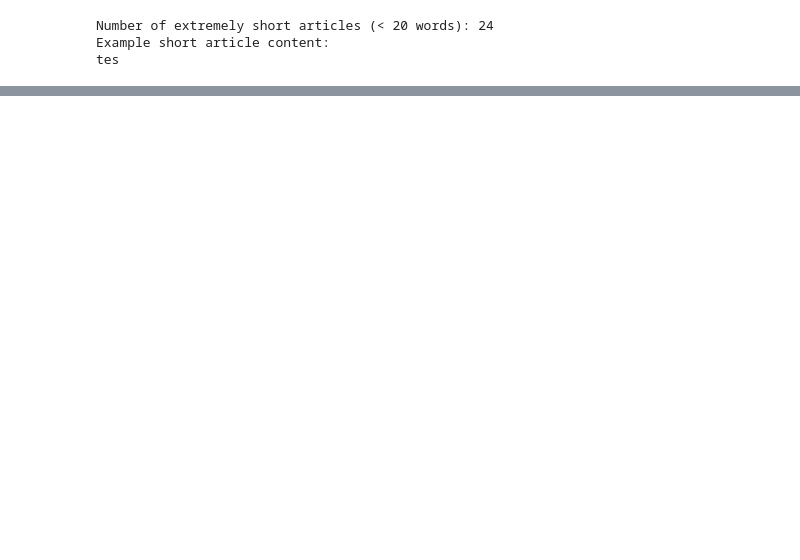
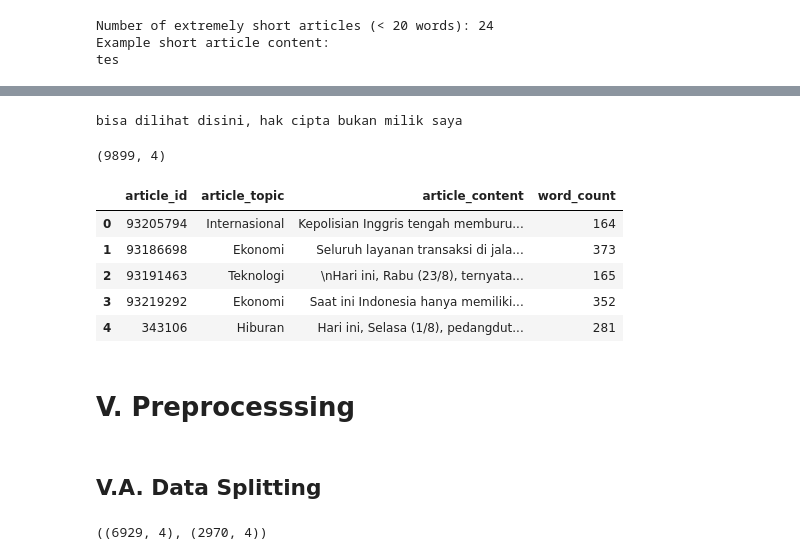
Before and after one commit to hardefarogonondo/Kumparan-topic-extractor-engine, a Jupyter notebook: notebooks/1_exploratory_data_analysis_and_preprocessing/exploratory_data_analysis_and_preprocessing.ipynb, the cells around one changed output, grey strips where cells are left out. Cells and saved outputs as stored; diff of their text form; code cells hidden in the pictures; blank space fills up the shorter version.

```diff
--- a/notebooks/1_exploratory_data_analysis_and_preprocessing/exploratory_data_analysis_and_preprocessing.ipynb
+++ b/notebooks/1_exploratory_data_analysis_and_preprocessing/exploratory_data_analysis_and_preprocessing.ipynb
@@ -306,0 +273,22 @@ y_test.value_counts()
+# %%
+print(short_articles["article_content"].iloc[1])
+# %% [output]
+bisa dilihat disini, hak cipta bukan milik saya
+# %%
+df_final = df_clean[df_clean["word_count"] >= 20].copy()
+df_final.shape
+# %% [output]
+(9899, 4)
+# %%
+df_final.head()
+# %% [output]
+|  | article_id | article_topic | article_content | word_count |
+| 0 | 93205794 | Internasional | Kepolisian Inggris tengah memburu... | 164 |
+| 1 | 93186698 | Ekonomi | Seluruh layanan transaksi di jala... | 373 |
+| 2 | 93191463 | Teknologi | \nHari ini, Rabu (23/8), ternyata... | 165 |
+| 3 | 93219292 | Ekonomi | Saat ini Indonesia hanya memiliki... | 352 |
+| 4 | 343106 | Hiburan | Hari ini, Selasa (1/8), pedangdut... | 281 |
+# %% [markdown]
+# V. Preprocesssing
+# %% [markdown]
+## V.A. Data Splitting
@@ -306,0 +302,4 @@ y_test.value_counts()
+# %%
+df_train.shape, df_test.shape
+# %% [output]
+((6929, 4), (2970, 4))
```
Also changed, not shown: parts of 32 cells of this notebook.
